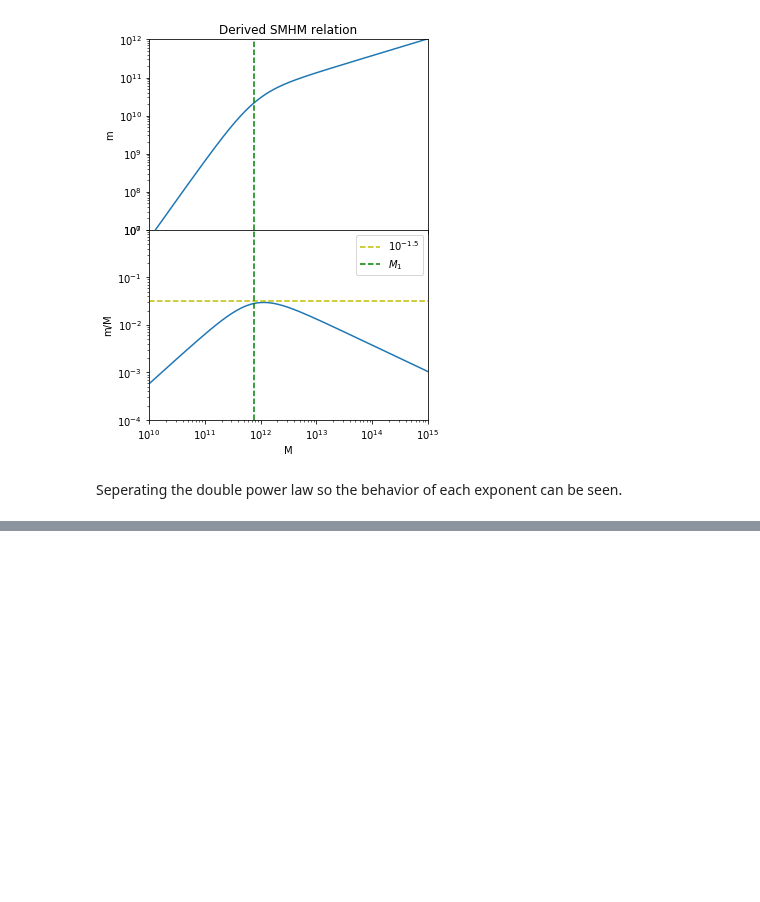
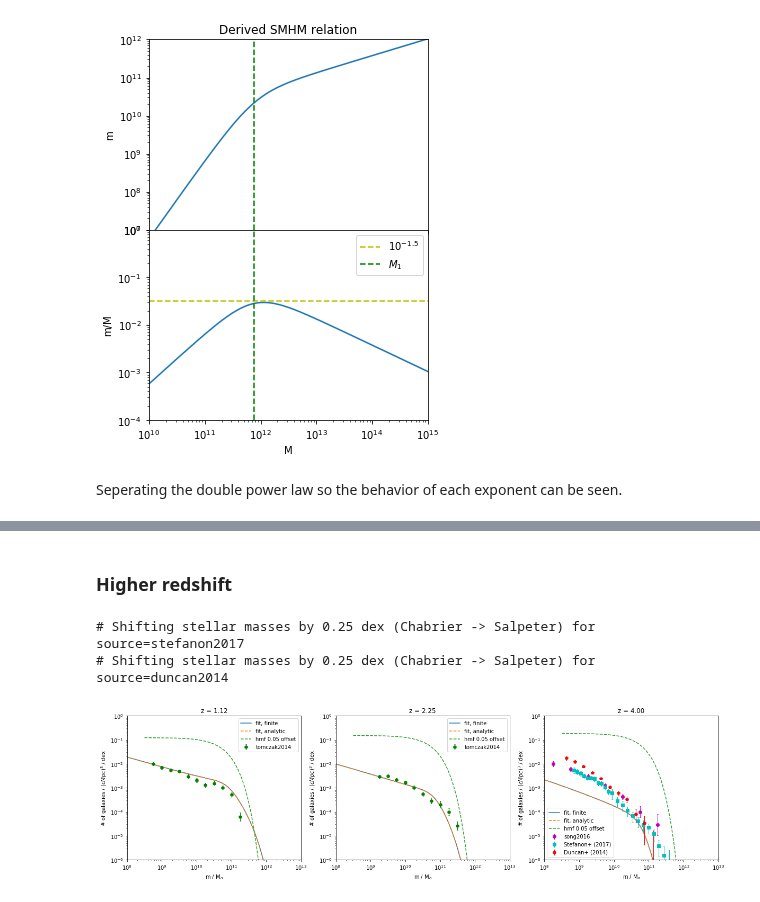
Before and after one commit to eklem1/GalaxySim, a Jupyter notebook: HMFtoSMF_nonLinear.ipynb, the cells around one changed output, grey strips where cells are left out. Drawn from its saved outputs; the diff is of its cells as text; code cells hidden in the pictures; blank space fills up the shorter version.

Commit message:
added low redshift evolution

```diff
--- a/HMFtoSMF_nonLinear.ipynb
+++ b/HMFtoSMF_nonLinear.ipynb
@@ -239,0 +240,61 @@ pl.show()
+# %% [markdown]
+### Higher redshift
+# %%
+fig, axs = pl.subplots(1, 3, figsize=(20, 5))
+
+#From Moster2010, table 7
+logM_0 = 11.88 #(0.01)
+mu = 0.019 #(0.002)
+N_0 = 0.0282 #(0.0003)
+nu = -0.72 #(0.06)
+gamma_0 = 0.556 #0.001
+gamma_1 = -0.26 #(0.05)
+beta_0 = 1.06 #(0.06)
+beta_1 = 0.17 #(0.12)
+
+#we have data for [0.35, 0.875, 1.125, 1.75, 2.25, 2.75] currently
+
+for i, z in enumerate([1.125, 2.25, 4]):
+    #Redshift-dependent parameterizations
+    N = N_0 * (z + 1)**nu
+    M_1 = 10**(logM_0*(z+1)**mu)
+    beta = beta_1*z+beta_0
+    gamma = gamma_0*(z + 1)**gamma_1
+
+#     print(N, M_1, beta, gamma)
+
+    #plot lit values
+    data.PlotSMF(z=z, round_z=0.2, ax=axs[i])
+
+    #get z index for halo mass array
+    zz = np.argmin(np.abs(z - pop_halo.halos.tab_z))
+
+    SMF, r = SMF_Moster2010(z, pop_halo, N, M_1, beta, gamma, True)
+    SMF_a, r = SMF_Moster2010(z, pop_halo, N, M_1, beta, gamma)
+
+    #get new x axis coords in stellar mass
+    Sm_off = np.linspace(10**8.5, 10**12.5, num=len(pop_halo.halos.tab_dndm[zz, :]))
+
+    #using equ 2 to get the new stellar masses
+    Sm = 10**(r + np.log10(pop_halo.halos.tab_M))[:-1]
+    Sm_a = 10**(r + np.log10(pop_halo.halos.tab_M))
+
+    #plotting
+    axs[i].loglog(Sm, SMF, label='fit, finite')
+    axs[i].loglog(Sm_a, SMF_a, label='fit, analytic', ls="--")
+
+    #plotting just offset HMF for comparison
+    axs[i].loglog(Sm_off, pop_halo.halos.tab_dndm[zz, :]*0.05, ls = "--", label='hmf 0.05 offset')
+
+    axs[i].set_title("z = %.2f" %z)
+    axs[i].set(xlabel='m / M$_o$', ylabel='# of galaxies / $ (cMpc)^3$ / dex')
+    axs[i].set_ylim(1e-6, 1e0)
+    axs[i].set_xlim(1e8, )
+#     axs[i].axvline(10**(8.7), color="purple", label="Their lower limit-ish", ls=":")
+    axs[i].legend()
+
+pl.show()
+# %% [output]
+# Shifting stellar masses by 0.25 dex (Chabrier -> Salpeter) for source=stefanon2017
+# Shifting stellar masses by 0.25 dex (Chabrier -> Salpeter) for source=duncan2014
+[figure, added]
```
Also changed, not shown: parts of 3 cells of this notebook.
